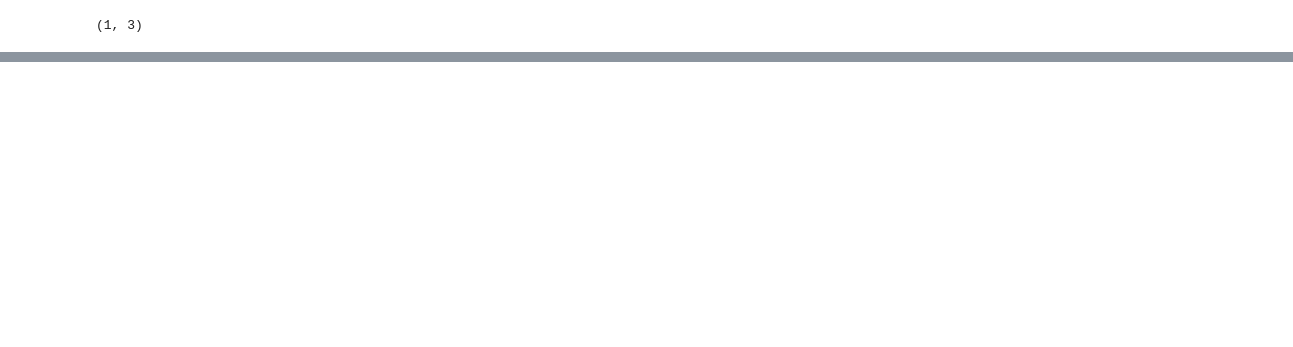
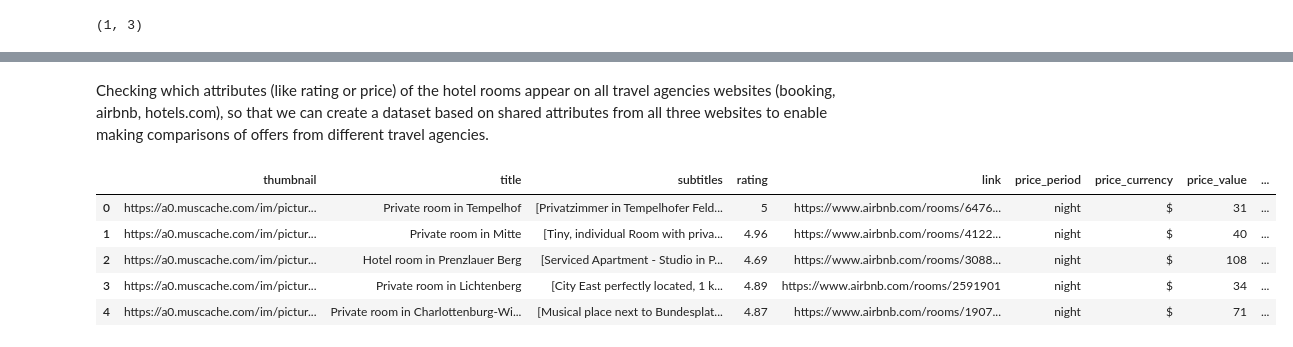
Before and after one commit to KCristopher/data_cleaning, a Jupyter notebook: hotels/hotels.ipynb, the cells around one changed output, grey strips where cells are left out. Saved outputs shown, nothing was run; the diff lists cells and outputs as text; code cells hidden in the pictures; blank space fills up the shorter version.

```diff
--- a/hotels/hotels.ipynb
+++ b/hotels/hotels.ipynb
@@ -577,2 +261,0 @@ df
-# %%
-df['rating'] = df['rating'].apply(lambda x : np.nan if x == 'No rating' else x).astype(float)
@@ -626,3 +261,0 @@ df.head()
-# %%
-df['rating_cat'] = pd.qcut(df.rating, 4, duplicates = 'drop')
-#df['rating'].apply(categorize_ratings)
@@ -654,0 +513,2 @@ Name: rating, dtype: float64
+# %% [markdown]
+Checking which attributes (like rating or price) of the hotel rooms appear on all travel agencies websites (booking, airbnb, hotels.com), so that we can create a dataset based on shared attributes from all three websites to enable making comparisons of offers from different travel agencies.
@@ -654,0 +582,9 @@ Name: rating, dtype: float64
+# %%
+airbnb.head()
+# %% [output]
+|  | thumbnail | title | subtitles | rating | link | price_period | price_currency | price_value | ... |
+| 0 | https://a0.muscache.com/im/pictur... | Private room in Tempelhof | [Privatzimmer in Tempelhofer Feld... | 5 | https://www.airbnb.com/rooms/6476... | night | $ | 31 | ... |
+| 1 | https://a0.muscache.com/im/pictur... | Private room in Mitte | [Tiny, individual Room with priva... | 4.96 | https://www.airbnb.com/rooms/4122... | night | $ | 40 | ... |
+| 2 | https://a0.muscache.com/im/pictur... | Hotel room in Prenzlauer Berg | [Serviced Apartment - Studio in P... | 4.69 | https://www.airbnb.com/rooms/3088... | night | $ | 108 | ... |
+| 3 | https://a0.muscache.com/im/pictur... | Private room in Lichtenberg | [City East perfectly located, 1 k... | 4.89 | https://www.airbnb.com/rooms/2591901 | night | $ | 34 | ... |
+| 4 | https://a0.muscache.com/im/pictur... | Private room in Charlottenburg-Wi... | [Musical place next to Bundesplat... | 4.87 | https://www.airbnb.com/rooms/1907... | night | $ | 71 | ... |
```
Also changed, not shown: parts of 71 cells of this notebook.
